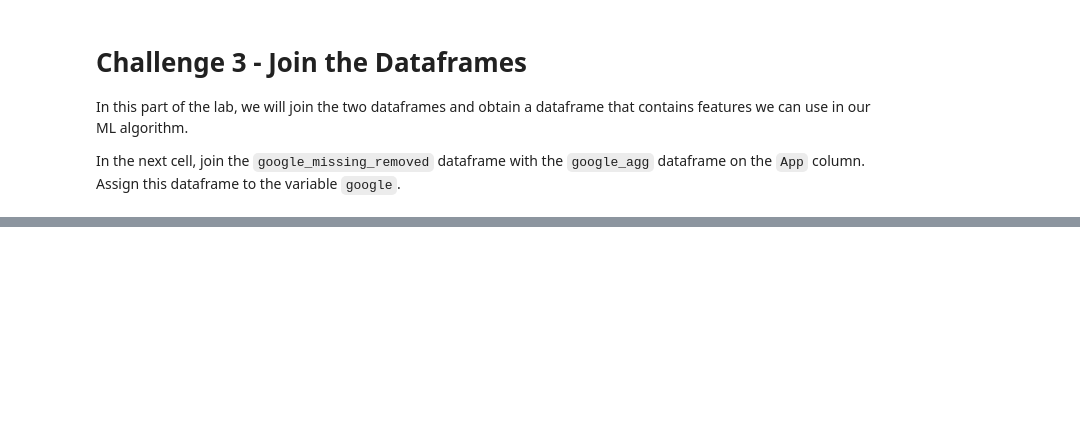
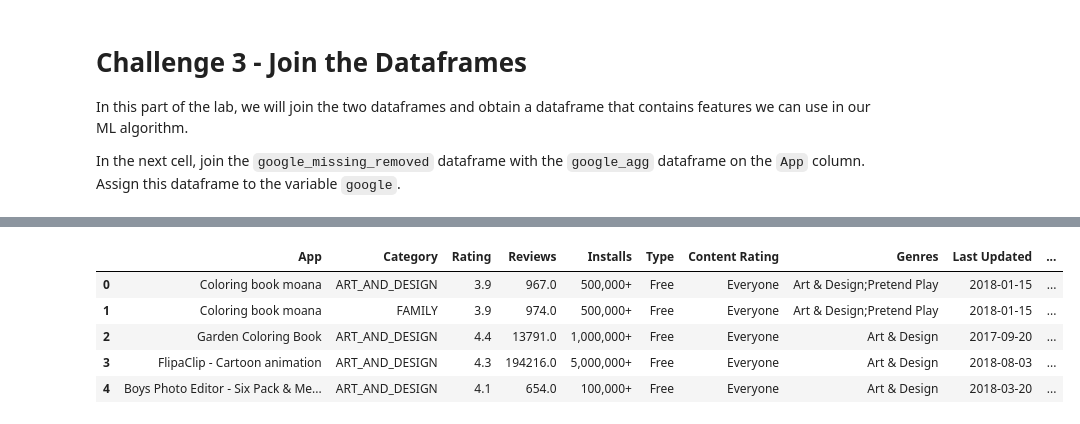
Before and after one commit to COABRIL/dataptmad1019, a Jupyter notebook: module-3/lab-supervised-learning-feature-extraction/your-code/main.ipynb, the cells around one changed output, grey strips where cells are left out. Drawn from its saved outputs; the diff is of its cells as text; code cells hidden in the pictures; blank space fills up the shorter version.

```diff
--- a/module-3/lab-supervised-learning-feature-extraction/your-code/main.ipynb
+++ b/module-3/lab-supervised-learning-feature-extraction/your-code/main.ipynb
@@ -485,3 +505,7 @@ As of Pandas v0.23.4, you may opt to supply an array or an object to `agg()`. If
+# %%
+# Your code here:
+google_agg = review_missing_removed.groupby('App').agg(Positive = ('Sentiment', positive_function),
+                                         Total = ('Sentiment', sentiment_function))
 # %% [markdown]
 Print the first 5 rows of `google_agg` to check it.
 # %%
@@ -495,7 +526,11 @@ Make sure to account for the case where the denominator is zero using the `np.wh
+# %%
+# Your code here:
+google_agg['Positive Ratio'] = np.where(google_agg['Total'] != 0, (google_agg['Positive'] / google_agg['Total']), 0)
 # %% [markdown]
 #### Now drop the `Positive` and `Total` columns. Do this with `inplace=True`.
 # %%
 # Your code here:
+google_agg.drop(columns=['Positive', 'Total'], inplace=True)
 # %% [markdown]
 Print the first 5 rows of `google_agg`. Your output should look like:
 
@@ -513,6 +555,18 @@ In the next cell, join the `google_missing_removed` dataframe with the `google_a
+# %%
+# Your code here:
+google = google_missing_removed.join(google_agg, on='App', how='inner').reset_index(drop=True).drop(columns=['Price',
+                                                                                                            'Reviews_isnull'])
 # %% [markdown]
 #### Let's look at the final result using the `head()` function. Your final product should look like:
 
 ![Final Product](google-final-head.png)
 # %%
 # Your code here:
+google.head()
+# %% [output]
+|  | App | Category | Rating | Reviews | Installs | Type | Content Rating | Genres | Last Updated | ... |
+| 0 | Coloring book moana | ART_AND_DESIGN | 3.9 | 967.0 | 500,000+ | Free | Everyone | Art & Design;Pretend Play | 2018-01-15 | ... |
+| 1 | Coloring book moana | FAMILY | 3.9 | 974.0 | 500,000+ | Free | Everyone | Art & Design;Pretend Play | 2018-01-15 | ... |
+| 2 | Garden Coloring Book | ART_AND_DESIGN | 4.4 | 13791.0 | 1,000,000+ | Free | Everyone | Art & Design | 2017-09-20 | ... |
+| 3 | FlipaClip - Cartoon animation | ART_AND_DESIGN | 4.3 | 194216.0 | 5,000,000+ | Free | Everyone | Art & Design | 2018-08-03 | ... |
+| 4 | Boys Photo Editor - Six Pack & Me... | ART_AND_DESIGN | 4.1 | 654.0 | 100,000+ | Free | Everyone | Art & Design | 2018-03-20 | ... |
```
Also changed, not shown: parts of 8 cells of this notebook.
